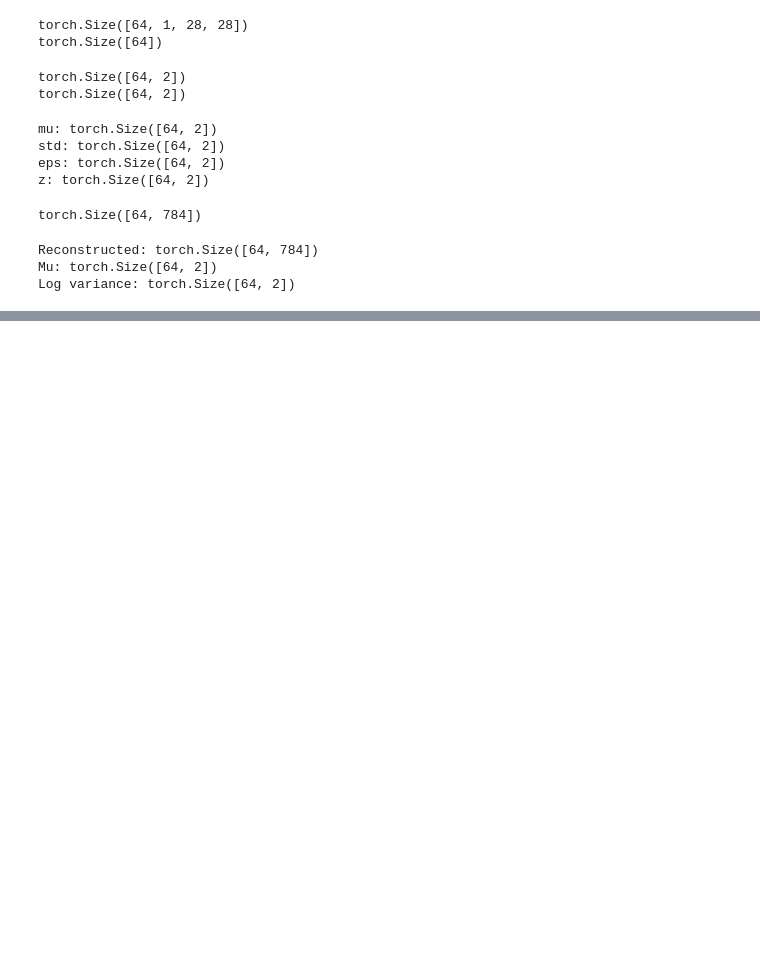
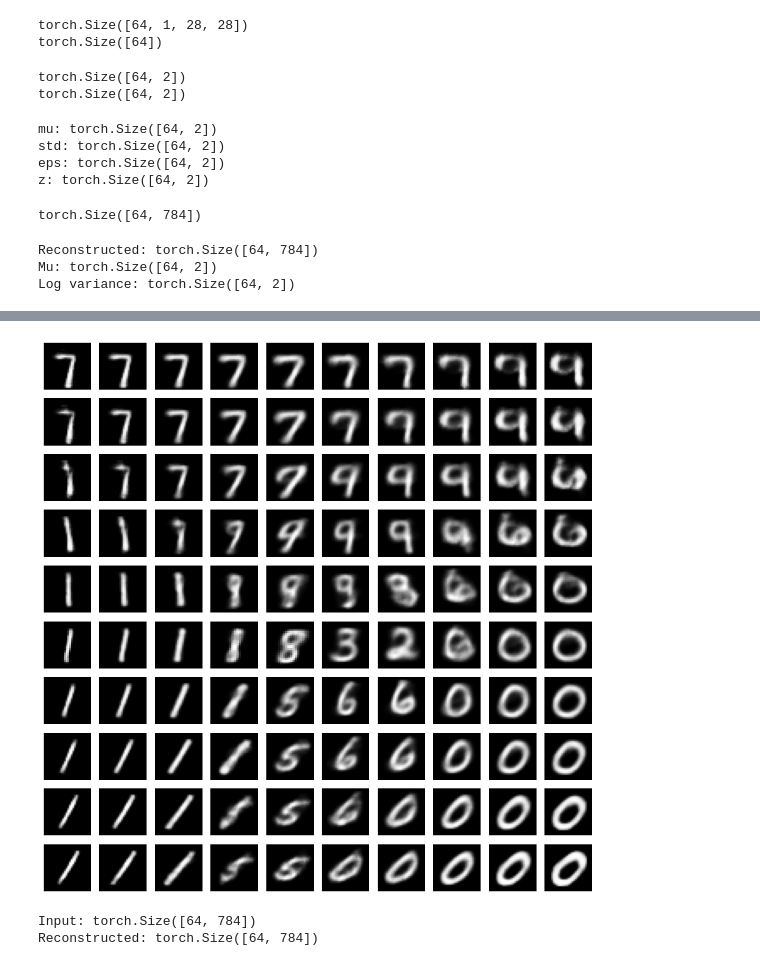
Before and after one commit to BoostanAlireza/mnist-VAE, a Jupyter notebook: mnist-vae.ipynb, the cells around one changed output, grey strips where cells are left out. Drawn from its saved outputs; the diff is of its cells as text; code cells hidden in the pictures; blank space fills up the shorter version.

Commit message:
Latent Space Traversal

```diff
--- a/mnist-vae.ipynb
+++ b/mnist-vae.ipynb
@@ -307,0 +308,30 @@ plt.show()
+# %%
+model.eval()
+
+# Create a grid of Latent coordinates
+values = torch.linspace(-3, 3, 10)
+
+grid = torch.zeros(100, 2)
+
+index = 0
+for y in values:
+    for x in values:
+        grid[index, 0] = x
+        grid[index, 1] = y
+        index += 1
+
+# Generate images from Latent coordinates
+with torch.no_grad():
+    generated = model.decoder(grid)
+
+# Display the generated images
+fig, axes = plt.subplots(10, 10, figsize=(10, 10))
+
+for i, ax in enumerate(axes.flat):
+    ax.imshow(generated[i].view(28, 28).numpy(), cmap="gray")
+    ax.axis("off")
+
+plt.tight_layout()
+plt.show()
+# %% [output]
+[figure, added]
@@ -307,0 +366,13 @@ plt.show()
+# %%
+ae = AE(latent_dim=2)
+
+x, labels = next(iter(train_loader))
+x = x.view(x.size(0), -1)
+
+x_hat = ae(x)
+
+print("Input:", x.shape)
+print("Reconstructed:", x_hat.shape)
+# %% [output]
+Input: torch.Size([64, 784])
+Reconstructed: torch.Size([64, 784])
```
Also changed, not shown: parts of 7 cells of this notebook.
